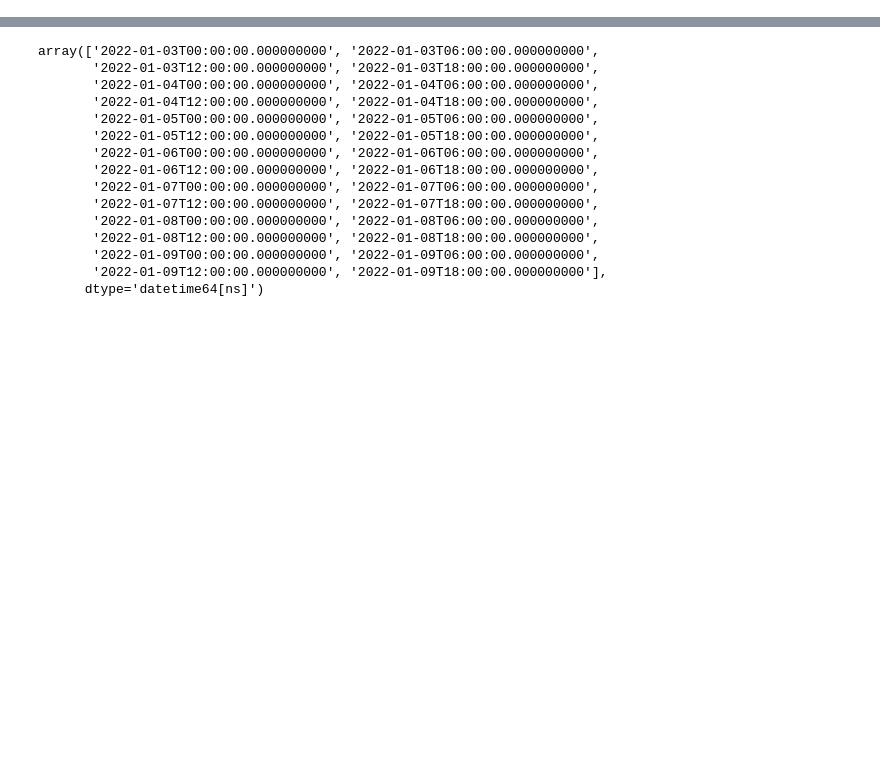
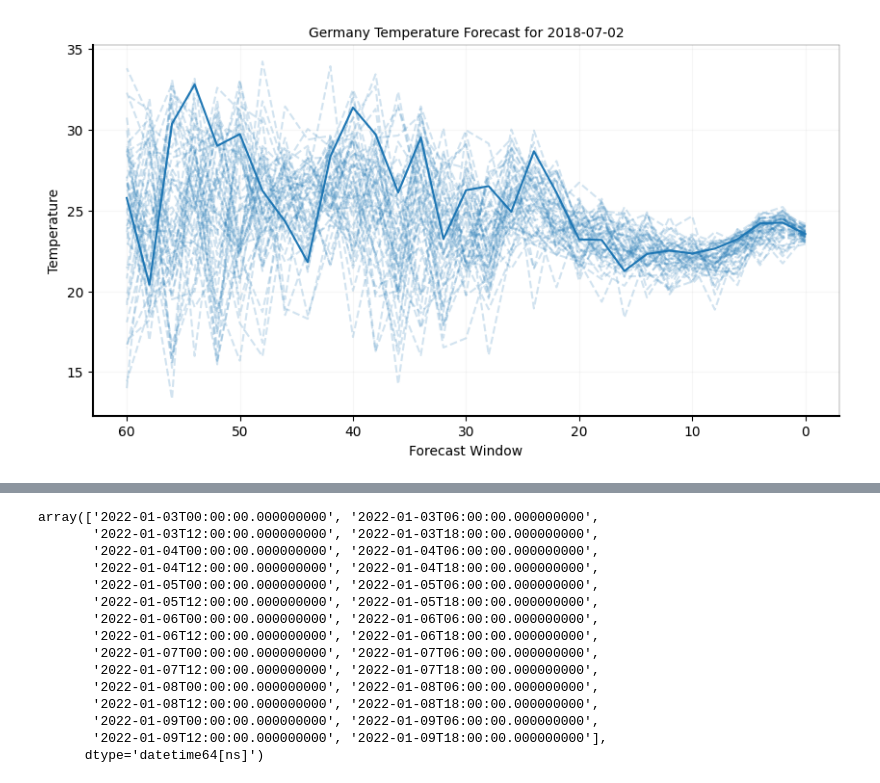
Before and after one commit to jaupimegi23/certainlyUncertain, a Jupyter notebook: eda/reality_vs_models.ipynb, the cells around one changed output, grey strips where cells are left out. Saved outputs shown, nothing was run; the diff lists cells and outputs as text; code cells hidden in the pictures; blank space fills up the shorter version.

Commit message:
add uncertainty series

```diff
--- a/eda/reality_vs_models.ipynb
+++ b/eda/reality_vs_models.ipynb
@@ -25,0 +11,11 @@ DeEc15[DeEc15["ForecastDateTime"] == '2009-07-02']
+# %%
+DeEc15[DeEc15["ValueDateTime"] == '2018-07-02 12:00:00']
+one_value_date = DeEc15[DeEc15["ValueDateTime"] == '2018-07-02 12:00:00']
+one_value_date["ForecastWindow"] = (one_value_date["ValueDateTime"] - one_value_date["ForecastDateTime"]).dt.total_seconds() / 3600 / 6
+one_value_date
+
+ensemble_series = pd.DataFrame()
+ensemble_series["ForecastWindow"] = np.unique(one_value_date["ForecastWindow"])
+for i in range(0, 50):
+    col = "Ensemble" + str(i)
+    ensemble_series.loc[:,col] = np.array(one_value_date[one_value_date["ens_num"] == i].sort_values(by = "ForecastWindow")['value'])
@@ -25,0 +49,24 @@ DeEc15[DeEc15["ForecastDateTime"] == '2009-07-02']
+# %%
+# plot the ensemble series, all ensembles dashed, first ensemble solid
+plt.figure(figsize=(10, 5))
+for i in range(0, 50):
+    col = "Ensemble" + str(i)
+    sns.lineplot(data = ensemble_series, x="ForecastWindow", y=col, color="grey", alpha=0.2)
+    plt.gca().invert_xaxis()
+    plt.gca().lines[i].set_linestyle("--")
+    plt.gca().lines[i].set_color("#1f77b4")
+sns.lineplot(data=ensemble_series, x="ForecastWindow", y="Ensemble0")
+plt.gca().invert_xaxis()
+plt.xlabel("Forecast Window")
+plt.ylabel("Temperature")
+plt.title("Germany Temperature Forecast for 2018-07-02", fontsize=10)
+plt.grid(True)
+plt.gca().grid(alpha=0.1)
+plt.savefig("ensemble_series.png")
+plt.gca().spines['bottom'].set_linewidth(1.5)
+plt.gca().spines['left'].set_linewidth(1.5)
+plt.gca().spines['right'].set_linewidth(0.2)
+plt.gca().spines['top'].set_linewidth(0.2)
+plt.show()
+# %% [output]
+[figure, added]
```
Also changed, not shown: parts of 10 cells of this notebook, 3 other files.
